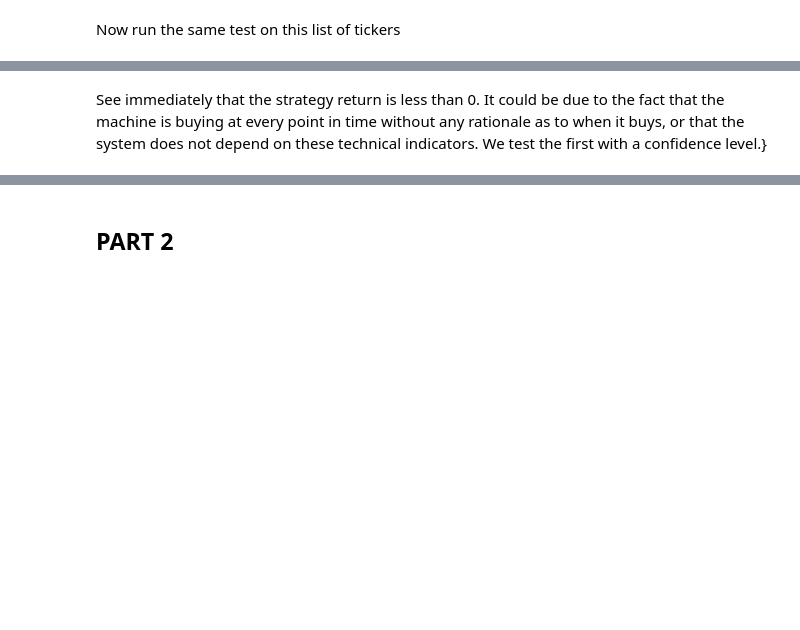
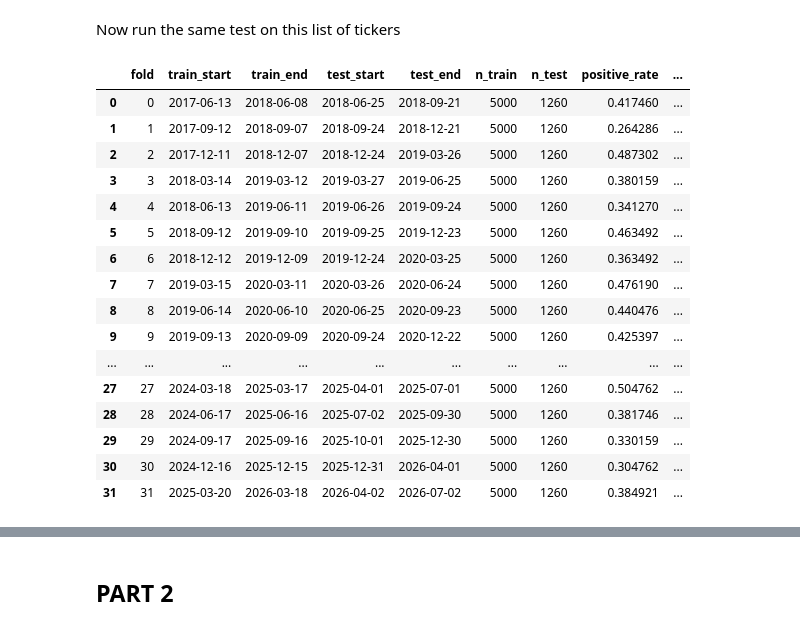
Before and after one commit to oscar-lewis-3333/trading-portfolio, a Jupyter notebook: ml_trading_signals/notebooks/ml_signals.ipynb, the cells around one changed output, grey strips where cells are left out. Drawn from its saved outputs; the diff is of its cells as text; code cells hidden in the pictures; blank space fills up the shorter version.

```diff
--- a/ml_trading_signals/notebooks/ml_signals.ipynb
+++ b/ml_trading_signals/notebooks/ml_signals.ipynb
@@ -152,15 +167,66 @@ Date range: 2016-08-18 00:00:00 to 2026-08-18 00:00:00
 # %% [markdown]
 Now run the same test on this list of tickers
 # %%
-feature_cols = [c for c in pooled.columns if c not in ['label', 'fwd_return', 'ticker']]
+future_cols = {
+    'label',
+    'fwd_return',
+    'ranking_return',
+    'excess_return',
+    'mom_return_1d',
+    'mom_entry_date',
+    'mom_exit_date',
+    'ticker',
+}
 
-results = walk_forward_evaluate_pooled(lambda: RandomForestClassifier(n_estimators=200, max_depth=5, random_state=42, n_jobs=-1), pooled, feature_cols, train_size=250, test_size=63, embargo=10)
+feature_cols = [c for c in pooled.columns if c not in future_cols]
 
-print(results.to_string())
-print(f"\nMean ROC-AUC: {results['roc_auc'].mean():.4f}")
+pooled_folds, pooled_oos = walk_forward_evaluate_pooled(lambda: RandomForestClassifier(n_estimators=200, max_depth=5, random_state=42,n_jobs=-1,),
+        pooled, feature_cols, train_size=250, test_size=63, embargo=10)
 
-t, p = stats.ttest_1samp(results['roc_auc'].dropna(), 0.5)
-print(f"ROC-AUC vs 0.5: t={t:.3f}, p={p:.4f}")
-t, p = stats.ttest_1samp(results['strategy_return'], 0)
-print(f"Strategy return vs 0: t={t:.3f}, p={p:.4f}")
+pooled_daily = evaluate_oos_top_frac(pooled_oos, top_frac=0.2, min_universe=5,)
+
+display(pooled_folds)
+
+classification_metrics = pooled_folds[[
+        'roc_auc',
+        'average_precision',
+        'positive_rate',
+        'brier_score',
+    ]].mean()
+
+selection_metrics = pooled_daily[[
+        'top_label_rate',
+        'universe_label_rate',
+        'label_lift',
+        'top_return',
+        'universe_return',
+        'excess_return',
+    ]].mean() * 100
+
+print("\nMean classification metrics:")
+print(classification_metrics.round(4).to_string())
+
+print("\nMean daily selection results (%):")
+print(selection_metrics.round(4).to_string())
+
+t_value, p_value = hac_test(pooled_daily['excess_return'], horizon=10,)
+
+print("\nTop 20% excess vs universe (HAC): " f"t={t_value:.3f}, p={p_value:.4f}")
 # %% [output]
+|  | fold | train_start | train_end | test_start | test_end | n_train | n_test | positive_rate | ... |
+| 0 | 0 | 2017-06-13 | 2018-06-08 | 2018-06-25 | 2018-09-21 | 5000 | 1260 | 0.417460 | ... |
+| 1 | 1 | 2017-09-12 | 2018-09-07 | 2018-09-24 | 2018-12-21 | 5000 | 1260 | 0.264286 | ... |
+| 2 | 2 | 2017-12-11 | 2018-12-07 | 2018-12-24 | 2019-03-26 | 5000 | 1260 | 0.487302 | ... |
+| 3 | 3 | 2018-03-14 | 2019-03-12 | 2019-03-27 | 2019-06-25 | 5000 | 1260 | 0.380159 | ... |
+| 4 | 4 | 2018-06-13 | 2019-06-11 | 2019-06-26 | 2019-09-24 | 5000 | 1260 | 0.341270 | ... |
+| 5 | 5 | 2018-09-12 | 2019-09-10 | 2019-09-25 | 2019-12-23 | 5000 | 1260 | 0.463492 | ... |
+| 6 | 6 | 2018-12-12 | 2019-12-09 | 2019-12-24 | 2020-03-25 | 5000 | 1260 | 0.363492 | ... |
+| 7 | 7 | 2019-03-15 | 2020-03-11 | 2020-03-26 | 2020-06-24 | 5000 | 1260 | 0.476190 | ... |
+| 8 | 8 | 2019-06-14 | 2020-06-10 | 2020-06-25 | 2020-09-23 | 5000 | 1260 | 0.440476 | ... |
+| 9 | 9 | 2019-09-13 | 2020-09-09 | 2020-09-24 | 2020-12-22 | 5000 | 1260 | 0.425397 | ... |
+| ... | ... | ... | ... | ... | ... | ... | ... | ... | ... |
+| 27 | 27 | 2024-03-18 | 2025-03-17 | 2025-04-01 | 2025-07-01 | 5000 | 1260 | 0.504762 | ... |
+| 28 | 28 | 2024-06-17 | 2025-06-16 | 2025-07-02 | 2025-09-30 | 5000 | 1260 | 0.381746 | ... |
+| 29 | 29 | 2024-09-17 | 2025-09-16 | 2025-10-01 | 2025-12-30 | 5000 | 1260 | 0.330159 | ... |
+| 30 | 30 | 2024-12-16 | 2025-12-15 | 2025-12-31 | 2026-04-01 | 5000 | 1260 | 0.304762 | ... |
+| 31 | 31 | 2025-03-20 | 2026-03-18 | 2026-04-02 | 2026-07-02 | 5000 | 1260 | 0.384921 | ... |
@@ -184,2 +247,0 @@ Strategy return vs 0: t=-1.806, p=0.0807
-# %% [markdown]
-See immediately that the strategy return is less than 0. It could be due to the fact that the machine is buying at every point in time without any rationale as to when it buys, or that the system does not depend on these technical indicators. We test the first with a confidence level.}
```
Also changed, not shown: parts of 59 cells of this notebook, 37 other files.
